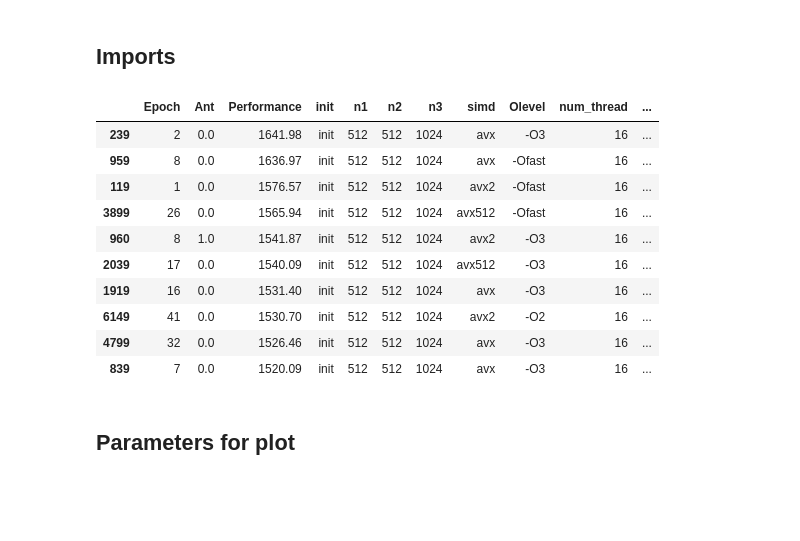
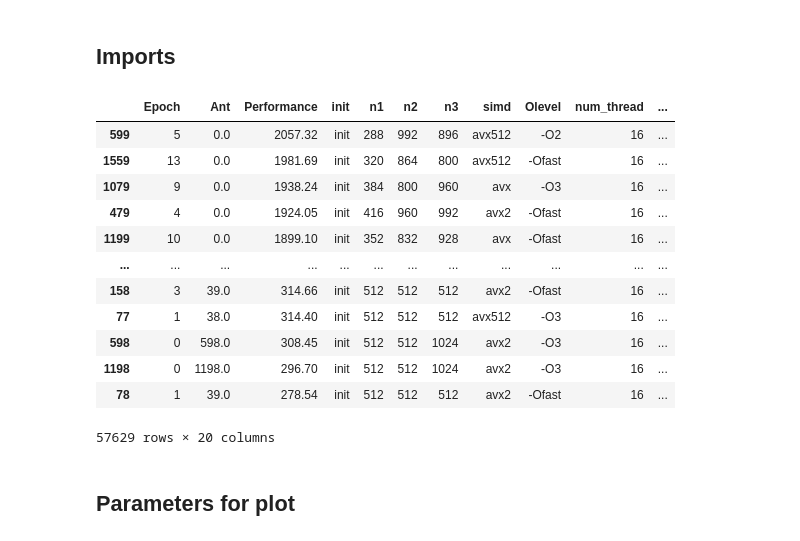
Before and after one commit to pommelow/Ant_colony, a Jupyter notebook: branchbound_analysis.ipynb, the cells around one changed output. Drawn from its saved outputs; the diff is of its cells as text; code cells hidden in the pictures; blank space fills up the shorter version.

```diff
--- a/branchbound_analysis.ipynb
+++ b/branchbound_analysis.ipynb
@@ -108,20 +108,22 @@ df_mult['Block size/Cache'] = df_mult['b1']*df_mult['b2']*df_mult['b3']*4/112640
 df_mult['cummax'] = df_mult.groupby(['Run'])['Performance'].agg(['cummax'])
 df_mult.sort_values(['Performance'], ascending=[False],inplace=True)
 # df_mult.loc[df_mult['Run'] == 'Run39']
-# %%
-df_mult.groupby('Problem size').get_group(512*512*1024).head(10)
-# %% [output]
-|  | Epoch | Ant | Performance | init | n1 | n2 | n3 | simd | Olevel | num_thread | ... |
-| 239 | 2 | 0.0 | 1641.98 | init | 512 | 512 | 1024 | avx | -O3 | 16 | ... |
-| 959 | 8 | 0.0 | 1636.97 | init | 512 | 512 | 1024 | avx | -Ofast | 16 | ... |
-| 119 | 1 | 0.0 | 1576.57 | init | 512 | 512 | 1024 | avx2 | -Ofast | 16 | ... |
-| 3899 | 26 | 0.0 | 1565.94 | init | 512 | 512 | 1024 | avx512 | -Ofast | 16 | ... |
-| 960 | 8 | 1.0 | 1541.87 | init | 512 | 512 | 1024 | avx2 | -O3 | 16 | ... |
-| 2039 | 17 | 0.0 | 1540.09 | init | 512 | 512 | 1024 | avx512 | -O3 | 16 | ... |
-| 1919 | 16 | 0.0 | 1531.40 | init | 512 | 512 | 1024 | avx | -O3 | 16 | ... |
-| 6149 | 41 | 0.0 | 1530.70 | init | 512 | 512 | 1024 | avx2 | -O2 | 16 | ... |
-| 4799 | 32 | 0.0 | 1526.46 | init | 512 | 512 | 1024 | avx | -O3 | 16 | ... |
-| 839 | 7 | 0.0 | 1520.09 | init | 512 | 512 | 1024 | avx | -O3 | 16 | ... |
+# %%
+df_mult
+# %% [output]
+|  | Epoch | Ant | Performance | init | n1 | n2 | n3 | simd | Olevel | num_thread | ... |
+| 599 | 5 | 0.0 | 2057.32 | init | 288 | 992 | 896 | avx512 | -O2 | 16 | ... |
+| 1559 | 13 | 0.0 | 1981.69 | init | 320 | 864 | 800 | avx512 | -Ofast | 16 | ... |
+| 1079 | 9 | 0.0 | 1938.24 | init | 384 | 800 | 960 | avx | -O3 | 16 | ... |
+| 479 | 4 | 0.0 | 1924.05 | init | 416 | 960 | 992 | avx2 | -Ofast | 16 | ... |
+| 1199 | 10 | 0.0 | 1899.10 | init | 352 | 832 | 928 | avx | -Ofast | 16 | ... |
+| ... | ... | ... | ... | ... | ... | ... | ... | ... | ... | ... | ... |
+| 158 | 3 | 39.0 | 314.66 | init | 512 | 512 | 512 | avx2 | -Ofast | 16 | ... |
+| 77 | 1 | 38.0 | 314.40 | init | 512 | 512 | 512 | avx512 | -O3 | 16 | ... |
+| 598 | 0 | 598.0 | 308.45 | init | 512 | 512 | 1024 | avx2 | -O3 | 16 | ... |
+| 1198 | 0 | 1198.0 | 296.70 | init | 512 | 512 | 1024 | avx2 | -O3 | 16 | ... |
+| 78 | 1 | 39.0 | 278.54 | init | 512 | 512 | 512 | avx2 | -Ofast | 16 | ... |
+57629 rows × 20 columns
 # %% [markdown]
 ## Parameters for plot
 # %%
```
Also changed, not shown: parts of 16 cells of this notebook, 1 other file.
